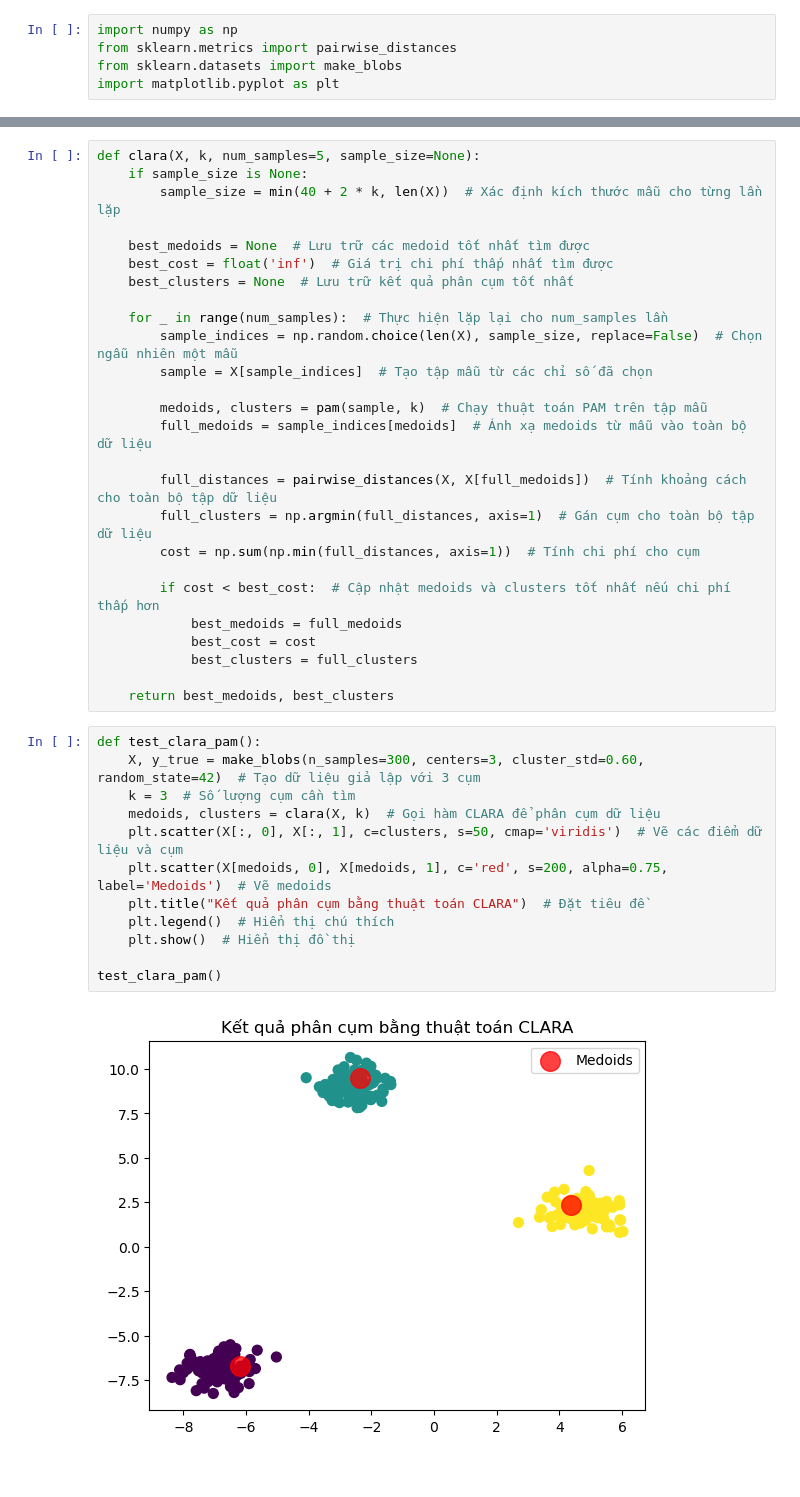
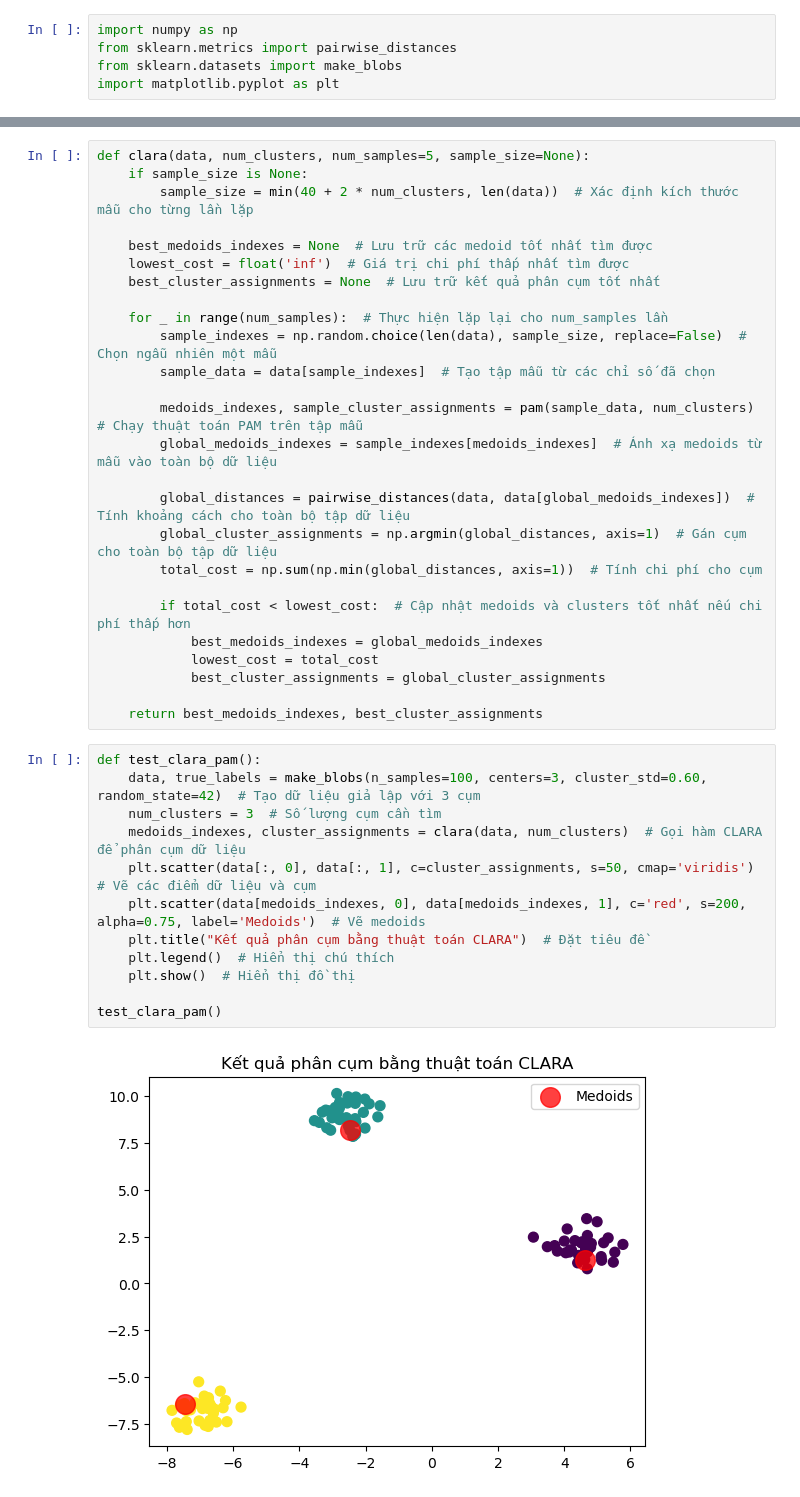
Before and after one commit to Hoa212/CCNHD-nhom-4, a Jupyter notebook: Partitioning/Clara.ipynb, the cells around one changed output, grey strips where cells are left out. Cells and saved outputs as stored; diff of their text form.

```diff
--- a/Partitioning/Clara.ipynb
+++ b/Partitioning/Clara.ipynb
@@ -25,40 +45,40 @@ def pam(X, k):
 # %%
-def clara(X, k, num_samples=5, sample_size=None):
+def clara(data, num_clusters, num_samples=5, sample_size=None):
     if sample_size is None:
-        sample_size = min(40 + 2 * k, len(X))  # Xác định kích thước mẫu cho từng lần lặp
+        sample_size = min(40 + 2 * num_clusters, len(data))  # Xác định kích thước mẫu cho từng lần lặp
 
-    best_medoids = None  # Lưu trữ các medoid tốt nhất tìm được
-    best_cost = float('inf')  # Giá trị chi phí thấp nhất tìm được
-    best_clusters = None  # Lưu trữ kết quả phân cụm tốt nhất
+    best_medoids_indexes = None  # Lưu trữ các medoid tốt nhất tìm được
+    lowest_cost = float('inf')  # Giá trị chi phí thấp nhất tìm được
+    best_cluster_assignments = None  # Lưu trữ kết quả phân cụm tốt nhất
 
     for _ in range(num_samples):  # Thực hiện lặp lại cho num_samples lần
-        sample_indices = np.random.choice(len(X), sample_size, replace=False)  # Chọn ngẫu nhiên một mẫu
-        sample = X[sample_indices]  # Tạo tập mẫu từ các chỉ số đã chọn
+        sample_indexes = np.random.choice(len(data), sample_size, replace=False)  # Chọn ngẫu nhiên một mẫu
+        sample_data = data[sample_indexes]  # Tạo tập mẫu từ các chỉ số đã chọn
 
-        medoids, clusters = pam(sample, k)  # Chạy thuật toán PAM trên tập mẫu
-        full_medoids = sample_indices[medoids]  # Ánh xạ medoids từ mẫu vào toàn bộ dữ liệu
+        medoids_indexes, sample_cluster_assignments = pam(sample_data, num_clusters)  # Chạy thuật toán PAM trên tập mẫu
+        global_medoids_indexes = sample_indexes[medoids_indexes]  # Ánh xạ medoids từ mẫu vào toàn bộ dữ liệu
 
-        full_distances = pairwise_distances(X, X[full_medoids])  # Tính khoảng cách cho toàn bộ tập dữ liệu
-        full_clusters = np.argmin(full_distances, axis=1)  # Gán cụm cho toàn bộ tập dữ liệu
-        cost = np.sum(np.min(full_distances, axis=1))  # Tính chi phí cho cụm
+        global_distances = pairwise_distances(data, data[global_medoids_indexes])  # Tính khoảng cách cho toàn bộ tập dữ liệu
+        global_cluster_assignments = np.argmin(global_distances, axis=1)  # Gán cụm cho toàn bộ tập dữ liệu
+        total_cost = np.sum(np.min(global_distances, axis=1))  # Tính chi phí cho cụm
 
-        if cost < best_cost:  # Cập nhật medoids và clusters tốt nhất nếu chi phí thấp hơn
-            best_medoids = full_medoids
-            best_cost = cost
-            best_clusters = full_clusters
+        if total_cost < lowest_cost:  # Cập nhật medoids và clusters tốt nhất nếu chi phí thấp hơn
+            best_medoids_indexes = global_medoids_indexes
+            lowest_cost = total_cost
+            best_cluster_assignments = global_cluster_assignments
 
-    return best_medoids, best_clusters
+    return best_medoids_indexes, best_cluster_assignments
 # %%
 def test_clara_pam():
-    X, y_true = make_blobs(n_samples=300, centers=3, cluster_std=0.60, random_state=42)  # Tạo dữ liệu giả lập với 3 cụm
-    k = 3  # Số lượng cụm cần tìm
-    medoids, clusters = clara(X, k)  # Gọi hàm CLARA để phân cụm dữ liệu
-    plt.scatter(X[:, 0], X[:, 1], c=clusters, s=50, cmap='viridis')  # Vẽ các điểm dữ liệu và cụm
-    plt.scatter(X[medoids, 0], X[medoids, 1], c='red', s=200, alpha=0.75, label='Medoids')  # Vẽ medoids
+    data, true_labels = make_blobs(n_samples=100, centers=3, cluster_std=0.60, random_state=42)  # Tạo dữ liệu giả lập với 3 cụm
+    num_clusters = 3  # Số lượng cụm cần tìm
+    medoids_indexes, cluster_assignments = clara(data, num_clusters)  # Gọi hàm CLARA để phân cụm dữ liệu
+    plt.scatter(data[:, 0], data[:, 1], c=cluster_assignments, s=50, cmap='viridis')  # Vẽ các điểm dữ liệu và cụm
+    plt.scatter(data[medoids_indexes, 0], data[medoids_indexes, 1], c='red', s=200, alpha=0.75, label='Medoids')  # Vẽ medoids
     plt.title("Kết quả phân cụm bằng thuật toán CLARA")  # Đặt tiêu đề
     plt.legend()  # Hiển thị chú thích
     plt.show()  # Hiển thị đồ thị
 
 test_clara_pam()
 # %% [output]
-[figure, old version]
+[figure, new version]
```
Also changed, not shown: parts of 1 cell of this notebook.
